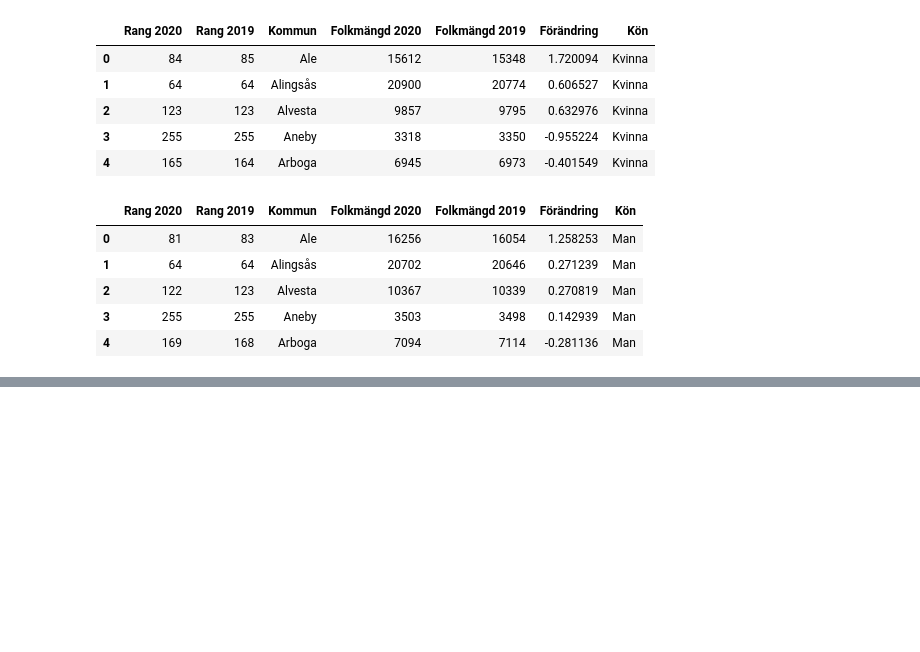
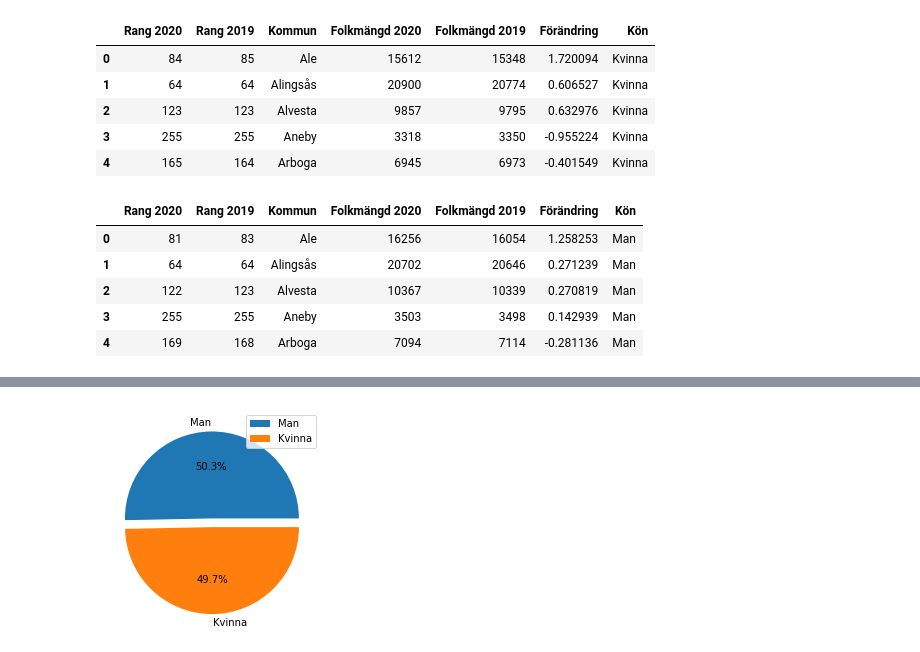
Before and after one commit to cooperhankun/DataBehandling-KunHan, a Jupyter notebook: Exercises/pandas_fundamentals_exercises.ipynb, the cells around one changed output, grey strips where cells are left out. Saved outputs shown, nothing was run; the diff lists cells and outputs as text; code cells hidden in the pictures; blank space fills up the shorter version.

```diff
--- a/Exercises/pandas_fundamentals_exercises.ipynb
+++ b/Exercises/pandas_fundamentals_exercises.ipynb
@@ -257,0 +329,12 @@ df_man.head()
+# %%
+#define data
+data = [df_man["Folkmängd 2020"].sum(), df_woman["Folkmängd 2020"].sum()]
+labels = ["Man", "Kvinna"]
+
+
+#create pie chart
+plt.pie(data, labels = labels, autopct='%1.1f%%', explode=(0,0.1))
+plt.legend()
+plt.show()
+# %% [output]
+[figure, added]
```
Also changed, not shown: parts of 5 cells of this notebook.
